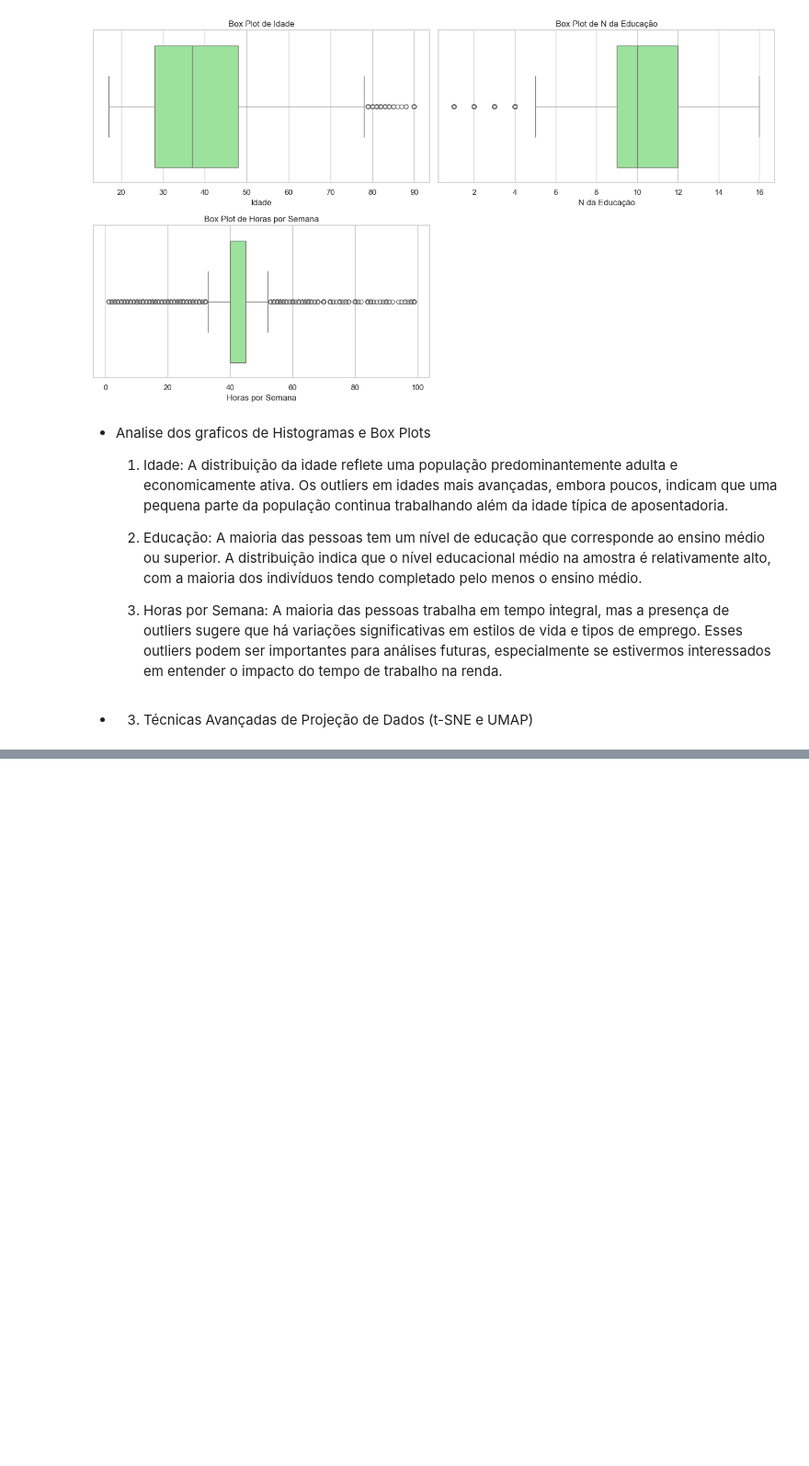
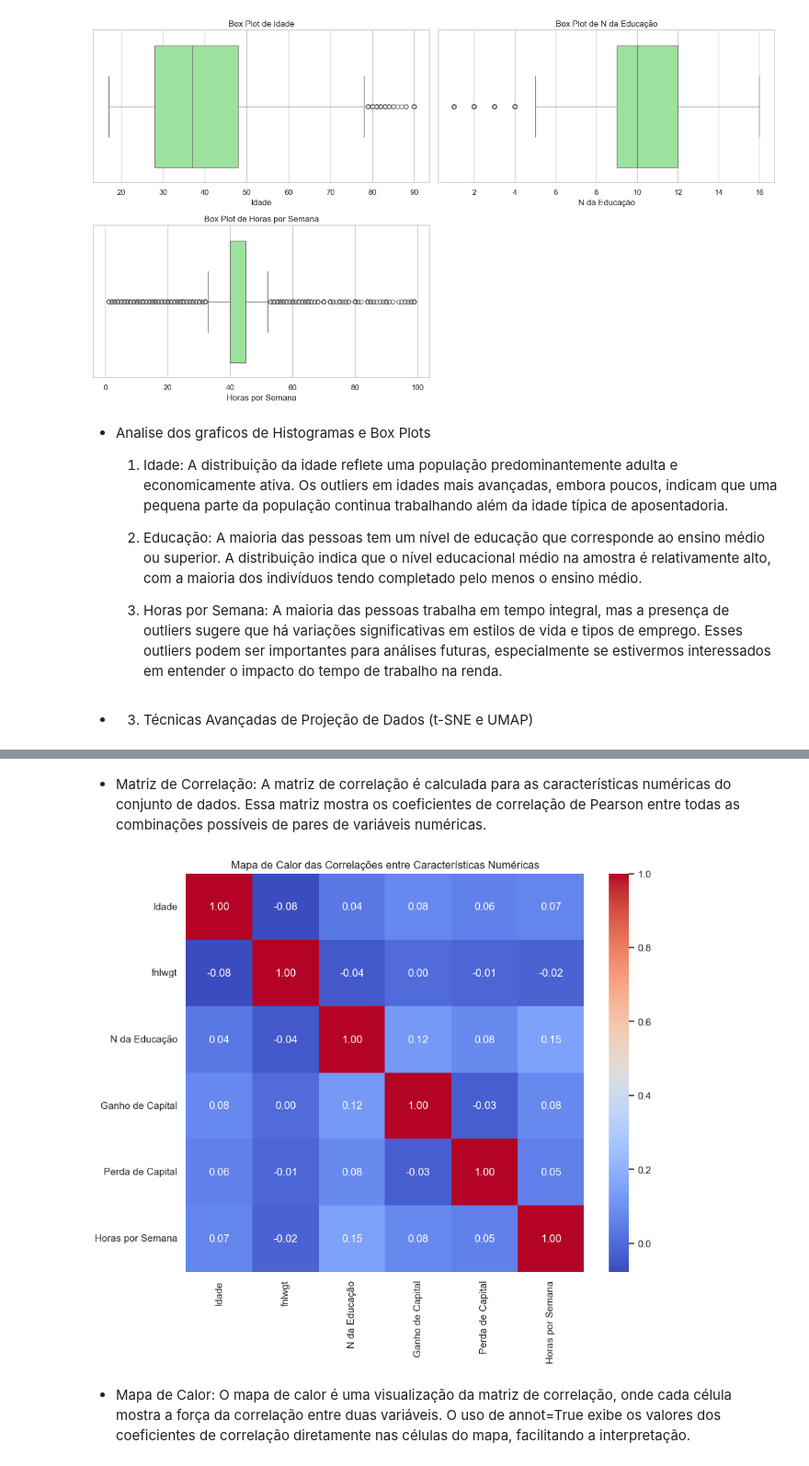
Before and after one commit to lucass235/Analise_dados_pos, a Jupyter notebook: scripts/Analise_exploratoria_dos_dados.ipynb, the cells around one changed output, grey strips where cells are left out. Shown at 92% size. Drawn from its saved outputs; the diff is of its cells as text; code cells hidden in the pictures; blank space fills up the shorter version.

Commit message:
Análise de Correlação

```diff
--- a/scripts/Analise_exploratoria_dos_dados.ipynb
+++ b/scripts/Analise_exploratoria_dos_dados.ipynb
@@ -296,0 +386,6 @@ if show_analytics_TSNE_and_umap:
+# %%
+# Calcular a matriz de correlação
+correlation_matrix = data[numeric_columns].corr()
+
+# Exibir a matriz de correlação
+correlation_matrix
@@ -296,0 +400,12 @@ if show_analytics_TSNE_and_umap:
+# %% [markdown]
+- Matriz de Correlação: A matriz de correlação é calculada para as características numéricas do conjunto de dados. Essa matriz mostra os coeficientes de correlação de Pearson entre todas as combinações possíveis de pares de variáveis numéricas.
+# %%
+# Configurações gerais para o mapa de calor
+plt.figure(figsize=(10, 8))
+sns.heatmap(correlation_matrix, annot=True, fmt=".2f", cmap="coolwarm", cbar=True, square=True)
+plt.title('Mapa de Calor das Correlações entre Características Numéricas')
+plt.show()
+# %% [output]
+[figure, added]
+# %% [markdown]
+- Mapa de Calor: O mapa de calor é uma visualização da matriz de correlação, onde cada célula mostra a força da correlação entre duas variáveis. O uso de annot=True exibe os valores dos coeficientes de correlação diretamente nas células do mapa, facilitando a interpretação.
```
Also changed, not shown: parts of 12 cells of this notebook.
